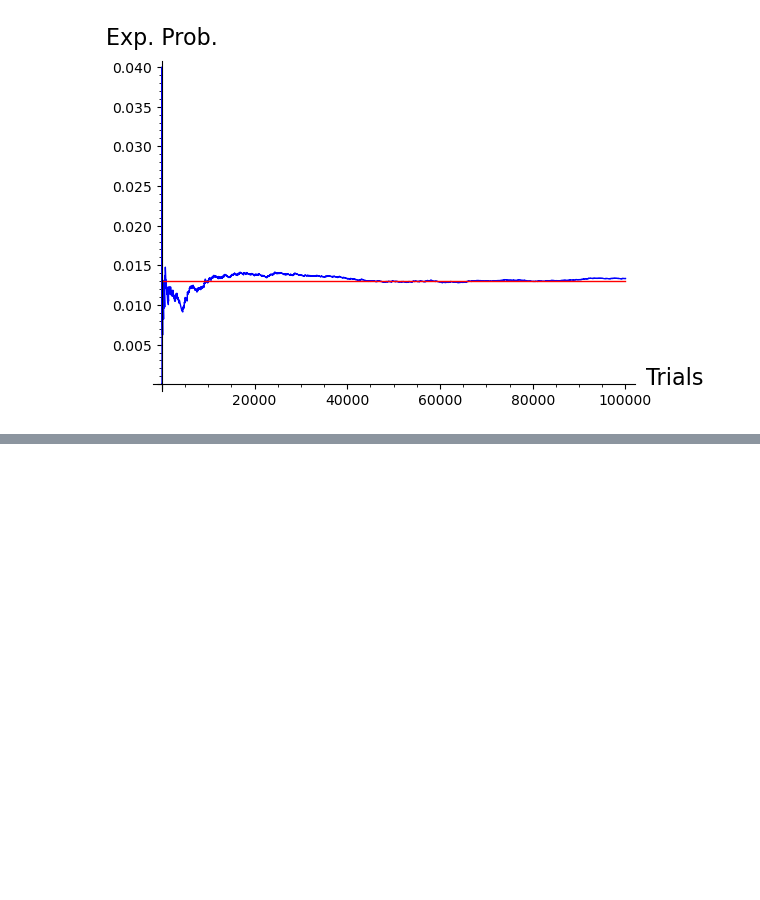
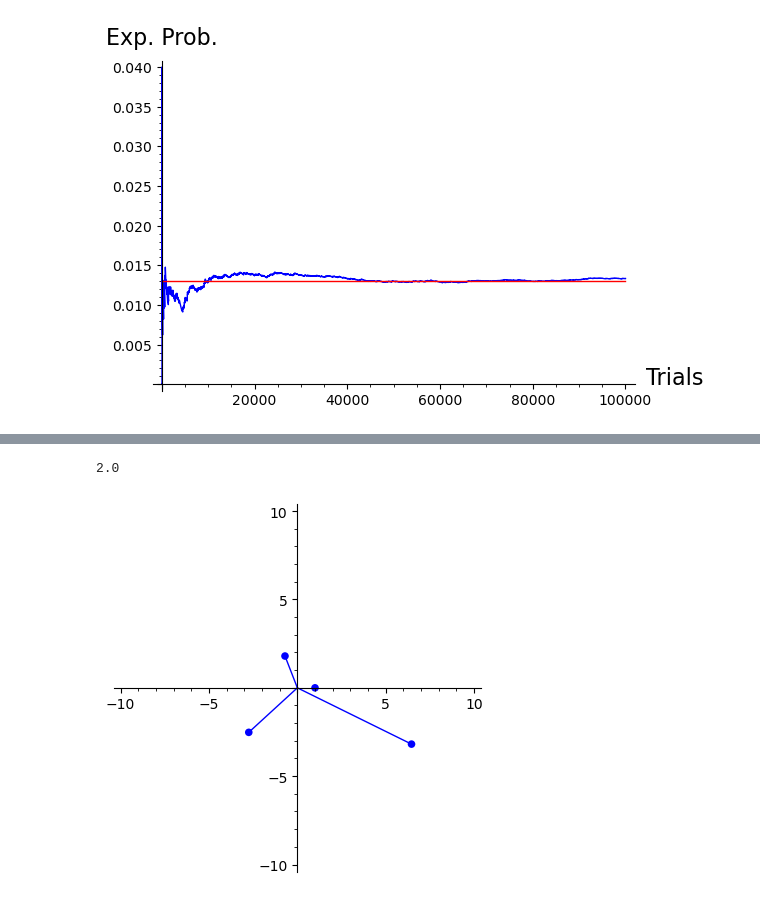
Before and after one commit to StevenClontz/exploring-math-technology, a Jupyter notebook: notebooks/sage.ipynb, the cells around one changed output, grey strips where cells are left out. Saved outputs shown, nothing was run; the diff lists cells and outputs as text; code cells hidden in the pictures; blank space fills up the shorter version.

```diff
--- a/notebooks/sage.ipynb
+++ b/notebooks/sage.ipynb
@@ -54,0 +86,28 @@ show(
+# %%
+complex_list = [CDF(0),CDF(-2,3),CDF(-2,3)+CDF(4,-1),CDF(4,-1)]
+
+line(complex_list+[CDF(0)],color="red")+points(
+    [CDF(x) for x in complex_list],
+    xmin=-6,ymin=-6,xmax=6,ymax=6,
+    aspect_ratio=1,
+    pointsize=30
+)
+CDF(2)
+# %% [output]
+2.0
+# %%
+complex_number = CDF(-0.7,1.8)
+
+graph = points(
+    [CDF(complex_number^power) for power in range(4)],
+    xmin=-10,ymin=-10,xmax=10,ymax=10,
+    aspect_ratio=1,
+    pointsize=30
+)
+
+for power in range(4):
+    graph+=line([CDF(0),complex_number^power])
+
+graph
+# %% [output]
+[figure, added]
```
Also changed, not shown: parts of 23 cells of this notebook.
